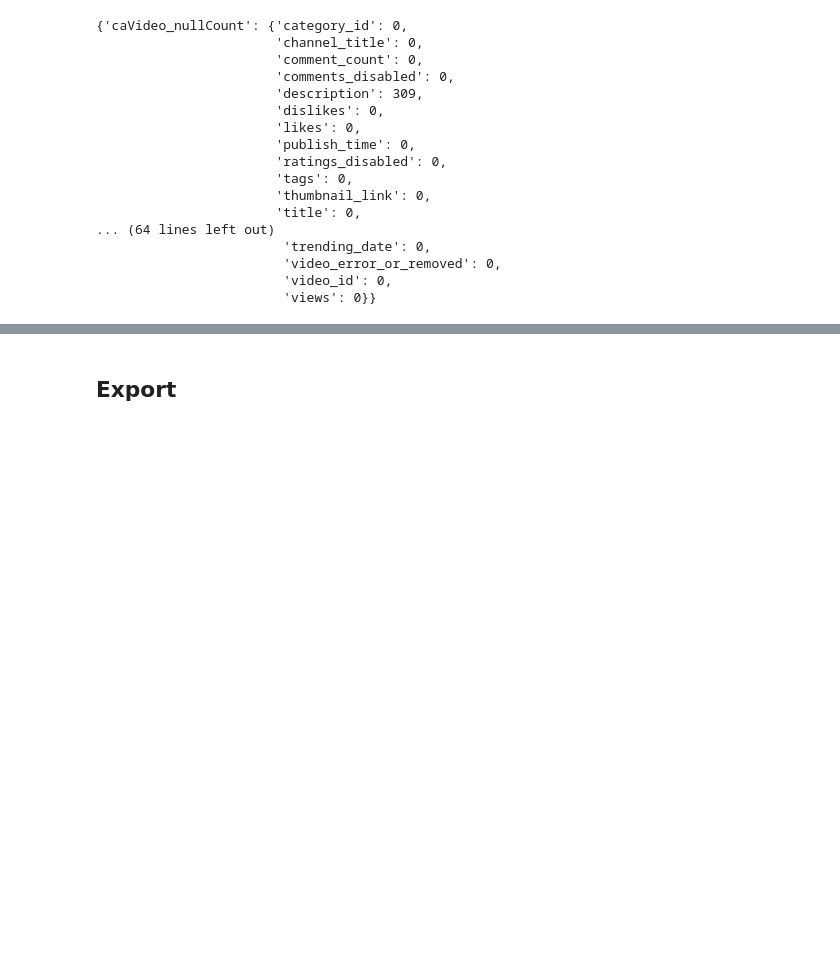
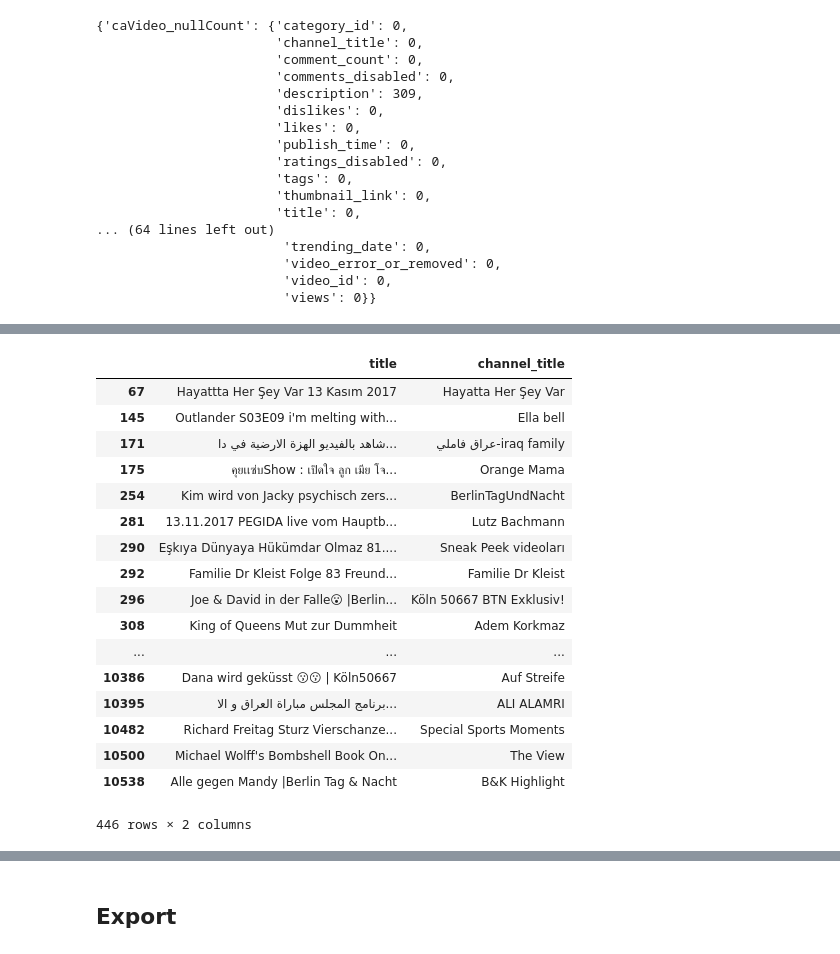
Before and after one commit to CloudChaoszero/Youtube-TrendsNMore, a Jupyter notebook: DataInspection/DataInspection-Youtube.ipynb, the cells around one changed output, grey strips where cells are left out. Drawn from its saved outputs; the diff is of its cells as text; code cells hidden in the pictures; blank space fills up the shorter version.

```diff
--- a/DataInspection/DataInspection-Youtube.ipynb
+++ b/DataInspection/DataInspection-Youtube.ipynb
@@ -201,0 +304,21 @@ pprint.pprint(allVideos_nullCount )
+# %%
+deVideo_df[deVideo_df["description"].isnull() == True][["title","channel_title"]]
+# %% [output]
+|  | title | channel_title |
+| 67 | Hayattta Her Şey Var 13 Kasım 2017 | Hayatta Her Şey Var |
+| 145 | Outlander S03E09 i'm melting with... | Ella bell |
+| 171 | شاهد بالفيديو الهزة الارضية في دا... | عراق فاملي-iraq family |
+| 175 | คุยเเซ่บShow : เปิดใจ ลูก เมีย โจ... | Orange Mama |
+| 254 | Kim wird von Jacky psychisch zers... | BerlinTagUndNacht |
+| 281 | 13.11.2017 PEGIDA live vom Hauptb... | Lutz Bachmann |
+| 290 | Eşkıya Dünyaya Hükümdar Olmaz 81.... | Sneak Peek videoları |
+| 292 | Familie Dr Kleist Folge 83 Freund... | Familie Dr Kleist |
+| 296 | Joe & David in der Falle😮 |Berlin... | Köln 50667 BTN Exklusiv! |
+| 308 | King of Queens Mut zur Dummheit | Adem Korkmaz |
+| ... | ... | ... |
+| 10386 | Dana wird geküsst 😗😗 | Köln50667 | Auf Streife |
+| 10395 | برنامج المجلس مباراة العراق و الا... | ALI ALAMRI |
+| 10482 | Richard Freitag Sturz Vierschanze... | Special Sports Moments |
+| 10500 | Michael Wolff's Bombshell Book On... | The View |
+| 10538 | Alle gegen Mandy |Berlin Tag & Nacht | B&K Highlight |
+446 rows × 2 columns
```
Also changed, not shown: parts of 21 cells of this notebook.
